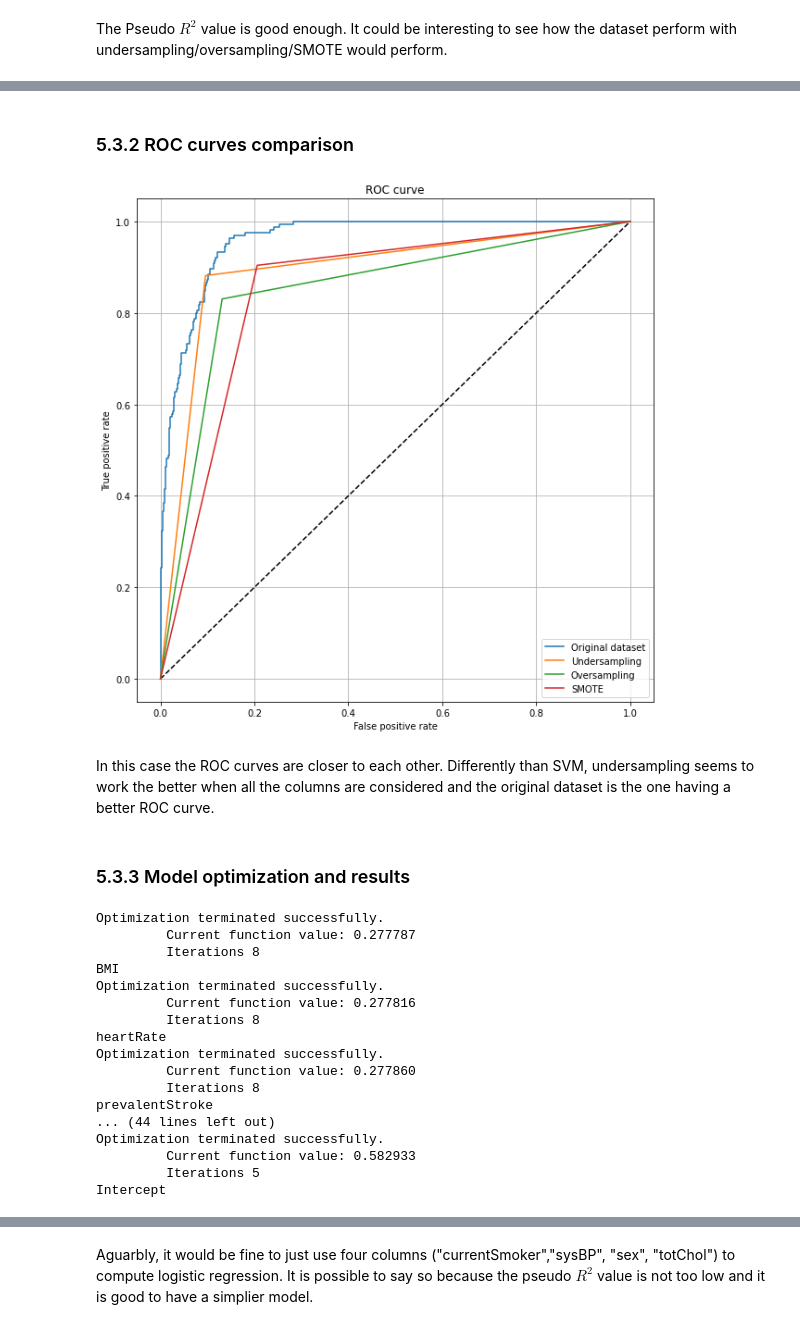
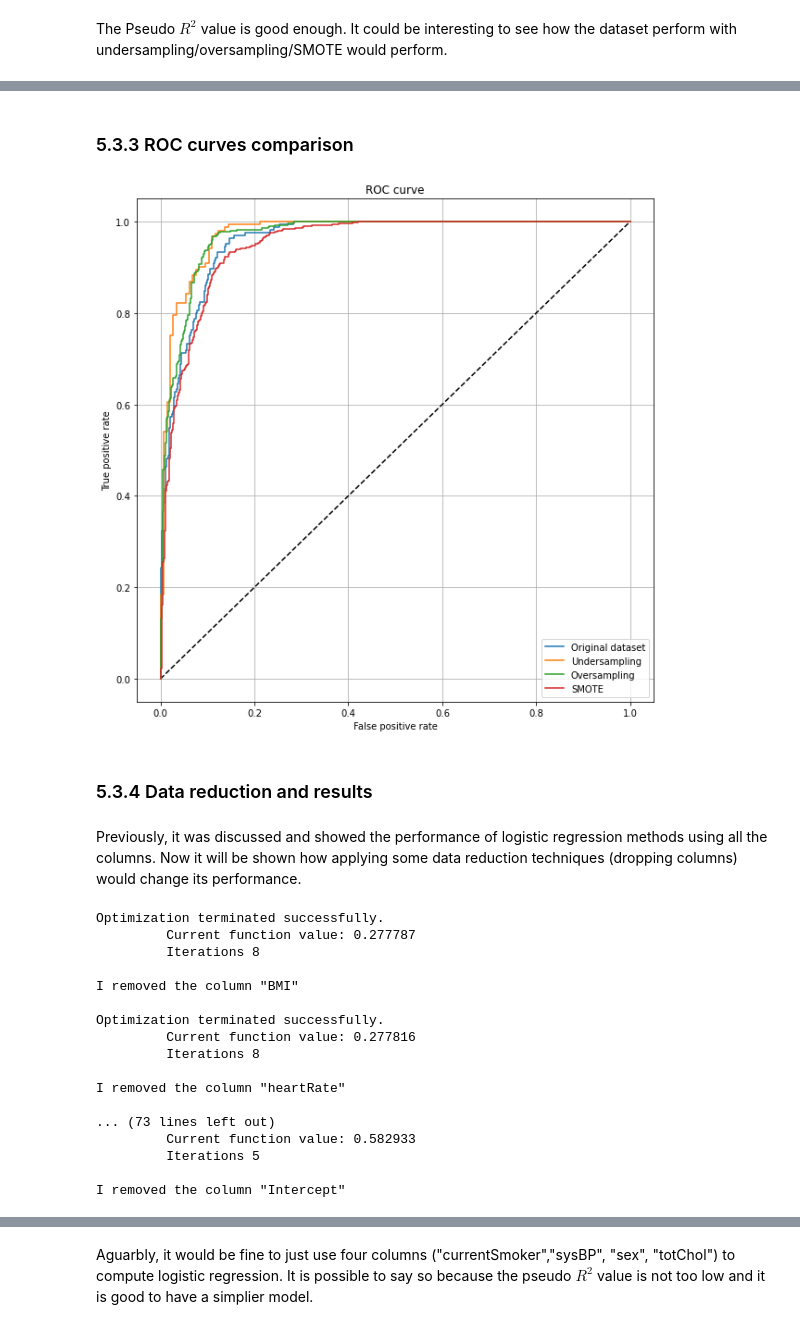
Before and after one commit to Mirkesx/cardiovascularity_study_dataset, a Jupyter notebook: project_notebook_marco_cavalli_1000024189.ipynb, the cells around one changed output, grey strips where cells are left out. Saved outputs shown, nothing was run; the diff lists cells and outputs as text; code cells hidden in the pictures.

```diff
--- a/project_notebook_marco_cavalli_1000024189.ipynb
+++ b/project_notebook_marco_cavalli_1000024189.ipynb
@@ -1558,7 +1558,7 @@ model = logit('TenYearCHD ~ {}'.format(print_columns_with_exceptions(u_data.colu
 
 y_pred = model.predict(X_test)
 
-fpr_original, tpr_original, threshold_original = roc_curve(y_test, y_pred)
+fpr_lr_original, tpr_lr_original, threshold_lr_original = roc_curve(y_test, y_pred)
 
 print("Logistic Regression on the original dataset\n")
 print("Error:",mean_absolute_error(y_test, y_pred))
@@ -1732,54 +1701,54 @@ Accuracy
 # %% [markdown]
-<h3>5.3.2 ROC curves comparison</h3>
+<h3>5.3.3 ROC curves comparison</h3>
 # %%
 plt.figure(figsize=(10,10))
 plt.plot([0, 1], [0, 1], 'k--')
-plt.plot(fpr_original, tpr_original, label='Original dataset')
-plt.plot(fpr_under, tpr_under, label='Undersampling')
-plt.plot(fpr_over, tpr_over, label='Oversampling')
-plt.plot(fpr_smote, tpr_smote, label='SMOTE')
+plt.plot(fpr_lr_original, tpr_lr_original, label='Original dataset')
+plt.plot(fpr_lr_under, tpr_lr_under, label='Undersampling')
+plt.plot(fpr_lr_over, tpr_lr_over, label='Oversampling')
+plt.plot(fpr_lr_smote, tpr_lr_smote, label='SMOTE')
 plt.xlabel('False positive rate')
 plt.ylabel('True positive rate')
 plt.title('ROC curve')
 plt.legend(loc='best')
 plt.grid()
 plt.show()
 # %% [output]
-[figure, old version]
+[figure, new version]
-# %% [markdown]
-<p>In this case the ROC curves are closer to each other. Differently than SVM, undersampling seems to work the better when all the columns are considered and the original dataset is the one having a better ROC curve.</p>
 # %% [markdown]
-<h3>5.3.3 Model optimization and results</h3>
+<h3>5.3.4 Data reduction and results</h3>
+# %% [markdown]
+<p>Previously, it was discussed and showed the performance of logistic regression methods using all the columns. Now it will be shown how applying some data reduction techniques (dropping columns) would change its performance.</p>
 # %%
-# This code will compute the pseudo R^2 with all the columns.
+# This code will compute the pseudo R^2 with all the columns.\n",
 # Then it will compute it removing one by one all the columns with the
 # highest p-value.
 exc =["TenYearCHD"]
 results = []
-for i in range(len(data_resampled.columns) - 1):
+for i in range(1, len(data_resampled.columns)):
     columns = print_columns_with_exceptions(framingham.columns,exc)
     model = logit('TenYearCHD ~ {}'.format(columns),data_resampled).fit()
     results.append([columns, model.prsquared, model.llr_pvalue])
     exc.append(model.pvalues.idxmax())
-    print(model.pvalues.idxmax())
+    print("\nI removed the column \"{}\"\n".format(model.pvalues.idxmax()))
 # %% [output]
 Optimization terminated successfully.
          Current function value: 0.277787
          Iterations 8
-BMI
+
+I removed the column "BMI"
+
 Optimization terminated successfully.
          Current function value: 0.277816
          Iterations 8
-heartRate
-Optimization terminated successfully.
-         Current function value: 0.277860
-         Iterations 8
-prevalentStroke
-... (44 lines left out)
-Optimization terminated successfully.
+
+I removed the column "heartRate"
+
+... (73 lines left out)
          Current function value: 0.582933
          Iterations 5
-Intercept
+
+I removed the column "Intercept"
 # %%
 pd.DataFrame(data=results, columns=['Col','prsquared', 'llr-pvalue'])
 # %% [output]
```
Also changed, not shown: parts of 30 cells of this notebook.
